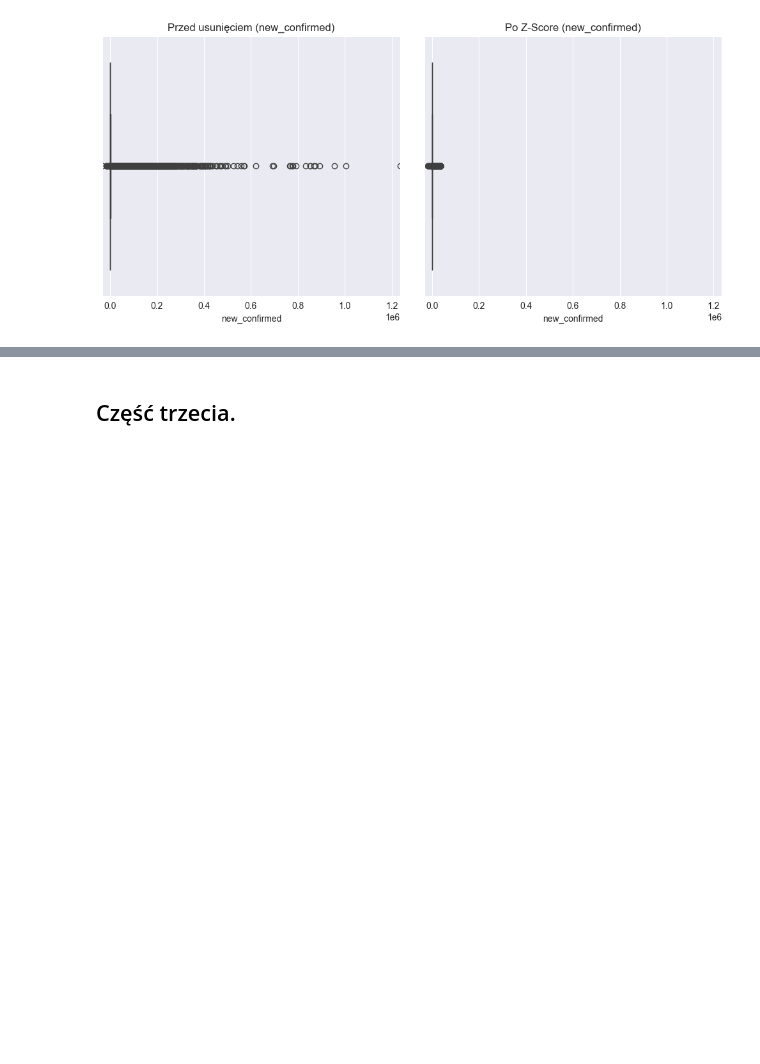
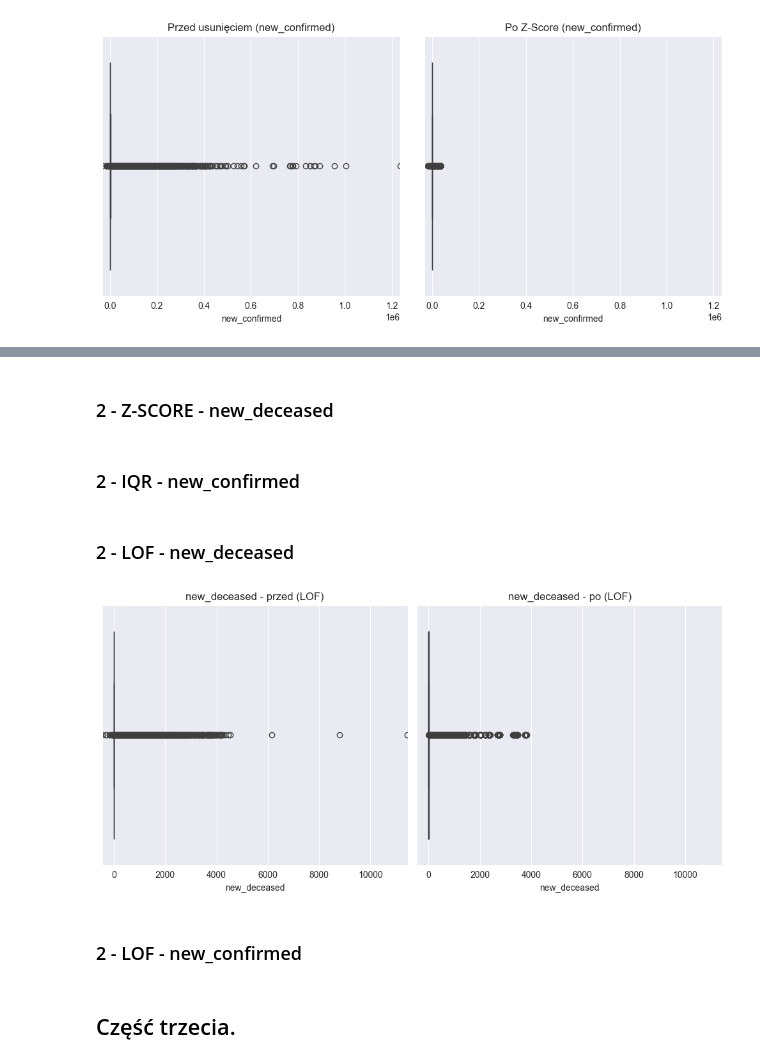
Before and after one commit to Goul4sh/BigData, a Jupyter notebook: Zad2/Zad2.ipynb, the cells around one changed output, grey strips where cells are left out. Cells and saved outputs as stored; diff of their text form; code cells hidden in the pictures; blank space fills up the shorter version.

Commit message:
dodalem sposób wycinania Outlierów LOF do zadania 2

```diff
--- a/Zad2/Zad2.ipynb
+++ b/Zad2/Zad2.ipynb
@@ -371 +391,3 @@ plt.show()
+# %% [markdown]
+### 2 - Z-SCORE - new_deceased
 # %%
@@ -400,4 +420,6 @@ plt.xlim(xmin, xmax)
 
 plt.tight_layout()
 plt.show()
+# %% [markdown]
+### 2 - IQR - new_confirmed
 # %%
@@ -437,3 +456,44 @@ plt.xlim(xmin, xmax)
 
 plt.tight_layout()
 plt.show()
+# %% [markdown]
+### 2 - LOF - new_deceased
+# %%
+from sklearn.neighbors import LocalOutlierFactor
+
+df_lof_deceased = df.copy()
+
+# Przygotowanie danych
+X = df_lof_deceased["new_deceased"].values.reshape(-1, 1)
+
+# Inicjalizacja modelu LOF
+lof = LocalOutlierFactor(n_neighbors=20, contamination=0.05)  # Możesz dostosować
+y_pred = lof.fit_predict(X)
+
+# Filtrowanie danych (-1 = outlier, 1 = normalny punkt)
+df_lof_deceased["outlier"] = y_pred
+df_lof_deceased = df_lof_deceased[df_lof_deceased["outlier"] == 1]  # zostawiamy tylko normalne punkty
+
+# Zakresy osi x przed filtrowaniem
+xmin = df["new_deceased"].min()
+xmax = df["new_deceased"].max()
+
+# Wykresy
+plt.figure(figsize=(10, 5))
+
+plt.subplot(1, 2, 1)
+sns.boxplot(x=df["new_deceased"])
+plt.title("new_deceased - przed (LOF)")
+plt.xlim(xmin, xmax)
+
+plt.subplot(1, 2, 2)
+sns.boxplot(x=df_lof_deceased["new_deceased"])
+plt.title("new_deceased - po (LOF)")
+plt.xlim(xmin, xmax)
+
+plt.tight_layout()
+plt.show()
+# %% [output]
+[figure, added]
+# %% [markdown]
+### 2 - LOF - new_confirmed
```
Also changed, not shown: parts of 11 cells of this notebook.
